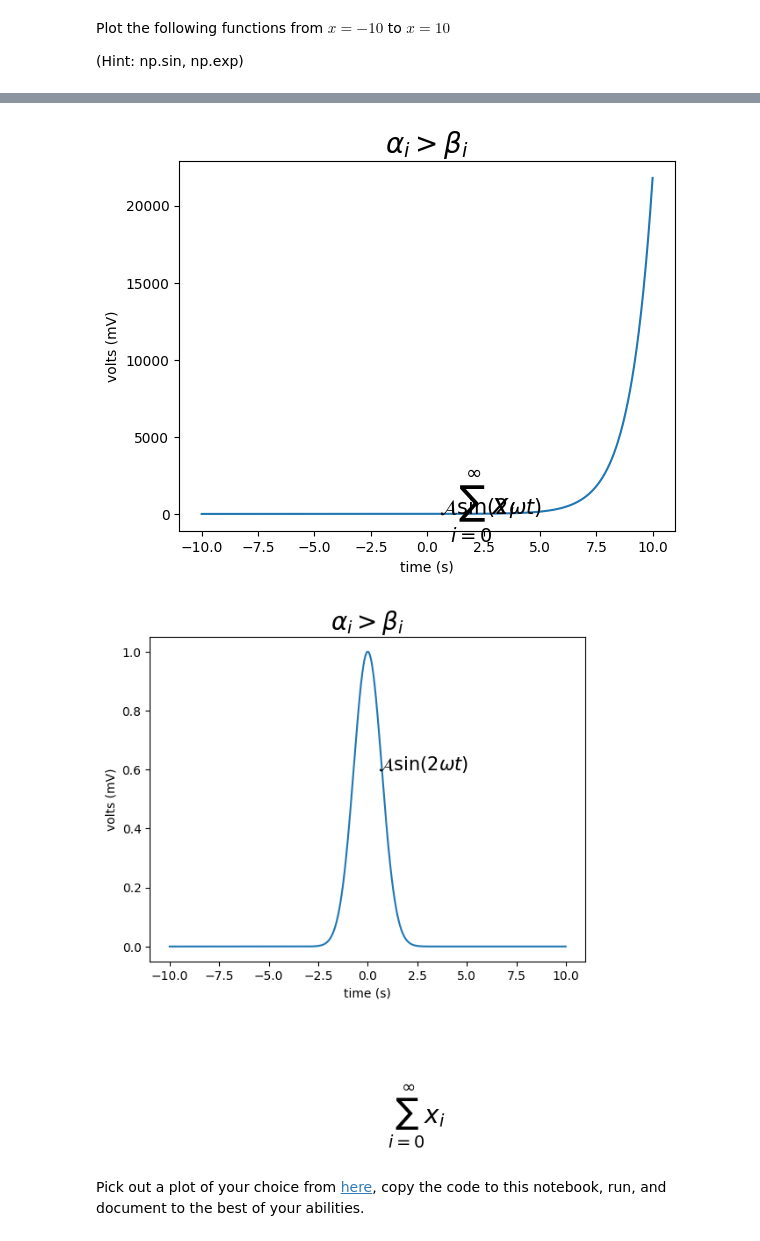
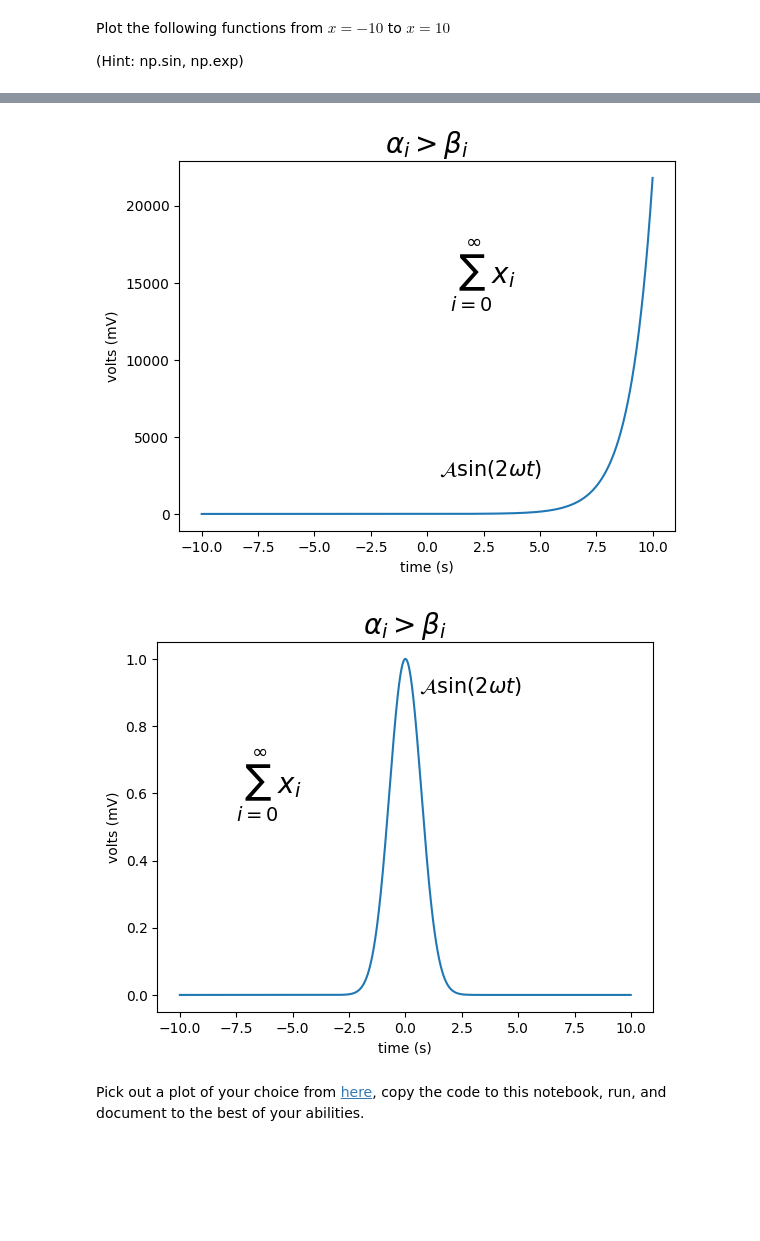
Before and after one commit to spencer-sw/STA-4032-Intro, a Jupyter notebook: Spencer_Werhan_Math_24_Lab_1.ipynb, the cells around one changed output, grey strips where cells are left out. Cells and saved outputs as stored; diff of their text form; code cells hidden in the pictures; blank space fills up the shorter version.

```diff
--- a/Spencer_Werhan_Math_24_Lab_1.ipynb
+++ b/Spencer_Werhan_Math_24_Lab_1.ipynb
@@ -286,28 +457,28 @@ s = np.exp(t)
 
 plt.plot(t, s)
 plt.title(r'$\alpha_i > \beta_i$', fontsize=20)
-plt.text(1, -0.6, r'$\sum_{i=0}^\infty x_i$', fontsize=20)
-plt.text(0.5, 0.6, r'$\mathcal{A}\mathrm{sin}(2 \omega t)$',fontsize=15)
+plt.text(1, 15000, r'$\sum_{i=0}^\infty x_i$', fontsize=20)
+plt.text(0.5, 2500, r'$\mathcal{A}\mathrm{sin}(2 \omega t)$',fontsize=15)
 plt.xlabel('time (s)')
 plt.ylabel('volts (mV)')
 plt.show()
 # %% [output]
-[figure, old version]
+[figure, new version]
 # %%
 import numpy as np
 import matplotlib.pyplot as plt
 t = np.arange(-10.0, 10.0, 0.01)
 s = np.exp(-t**2)
 
 plt.plot(t, s)
 plt.title(r'$\alpha_i > \beta_i$', fontsize=20)
-plt.text(1, -0.6, r'$\sum_{i=0}^\infty x_i$', fontsize=20)
-plt.text(0.5, 0.6, r'$\mathcal{A}\mathrm{sin}(2 \omega t)$',fontsize=15)
+plt.text(-7.5, 0.6, r'$\sum_{i=0}^\infty x_i$', fontsize=20)
+plt.text(0.6, 0.9, r'$\mathcal{A}\mathrm{sin}(2 \omega t)$',fontsize=15)
 plt.xlabel('time (s)')
 plt.ylabel('volts (mV)')
 plt.show()
 # %% [output]
-[figure, old version]
+[figure, new version]
 # %% [markdown]
 Pick out a plot of your choice from [here](https://matplotlib.org/stable/gallery/index.html), copy the code to this notebook, run, and document to the best of your abilities.
 # %%
```
Also changed, not shown: parts of 67 cells of this notebook.
